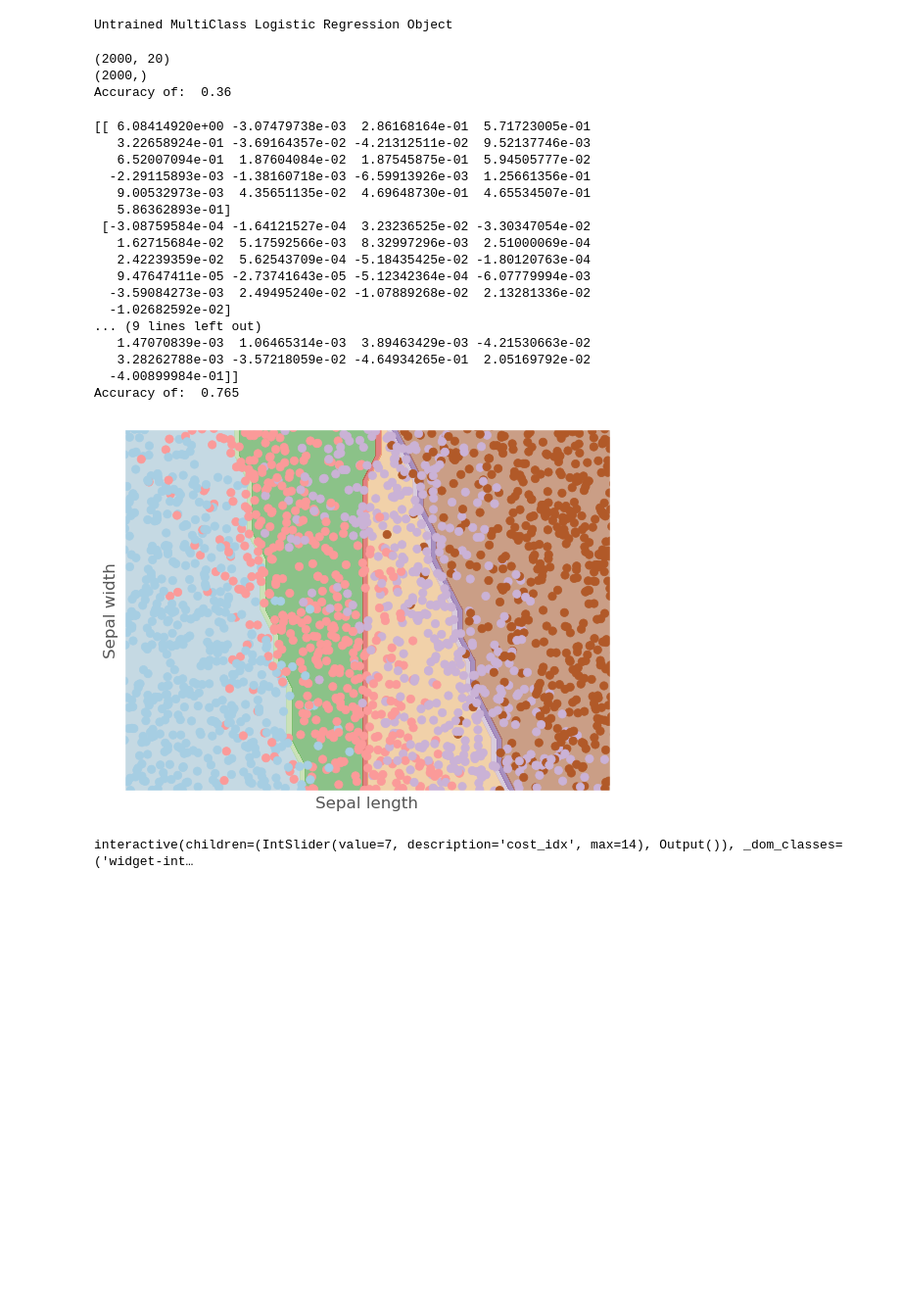
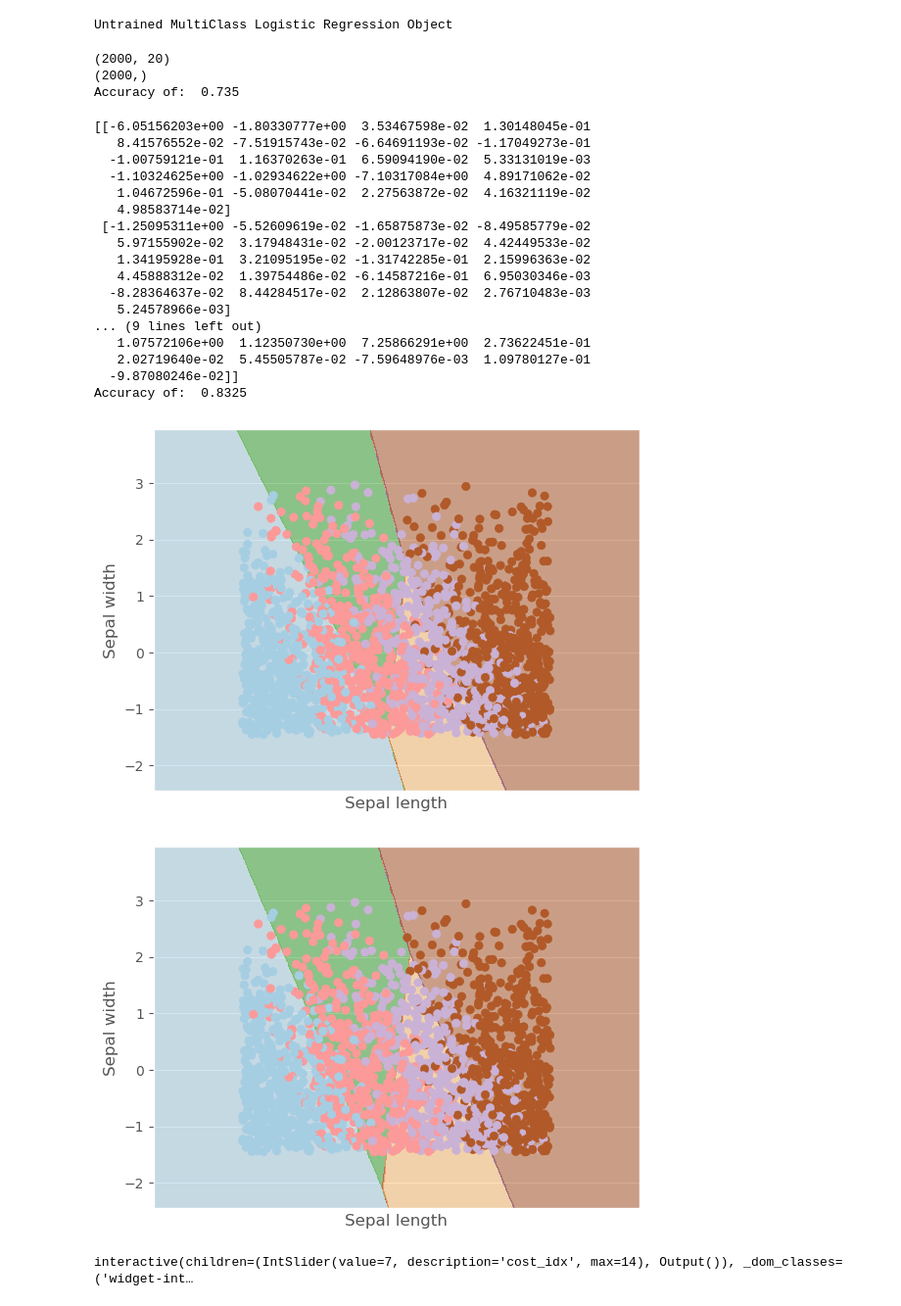
Before and after one commit to ephraim888sun/ML7324_Extending_-Logistic_Regression, a Jupyter notebook: LogisticRegressionProj3.ipynb, the cells around one changed output. Shown at 98% size. Drawn from its saved outputs; the diff is of its cells as text; code cells hidden in the pictures; blank space fills up the shorter version.

```diff
--- a/LogisticRegressionProj3.ipynb
+++ b/LogisticRegressionProj3.ipynb
@@ -46,0 +52,15 @@ df.head(5)
+# %%
+df.dropna(inplace=True)
+temp = df['price_range']
+# Calculate the mean and standard deviation of each feature
+mean = np.mean(df, axis=0)
+std = np.std(df, axis=0)
+
+# Subtract the mean and divide by the standard deviation
+df = (df - mean) / std
+df['price_range'] = temp
+
+df.info()
+# df['price_range'] = df['price_range'].replace({0: 0, 1: 0, 2: 1, 3: 1})
+
+# df['price_range'] = df['price_range'].replace({0: 0, 1: 1, 2: 1, 3: 2})
@@ -327,14 +344,13 @@ print(lr)
 Untrained MultiClass Logistic Regression Object
 # %%
 # Assuming df is your DataFrame
-# df = df[:2000]
-
 # Then you can recreate your matrices
 # matrixX = np.array([df["age"], df["working_week_per_year"], df["wage_per_hour"]])
 # colsToUse = ['ram', 'px_width', 'px_height','battery_power']
 colsToUse = np.array(column_names)
 colsToUse = colsToUse[colsToUse != 'price_range']
 X = np.array(df[colsToUse])  # No need to transpose
+# X = np.hstack([np.ones((X.shape[0], 1)), X])
 print(X.shape)
 
 #need to clean dataset for:
@@ -347,7 +363,7 @@ print(y.shape)
 # Training size of 80%, 20% test
 X_train, X_test, y_train, y_test = train_test_split(X,y, train_size = 0.8, test_size=0.2)
 
-lr = LogisticRegression(0.1,3000)
+lr = LogisticRegression(0.01,4000)
 lr.fit(X_train,y_train)
 # print(lr)
 
@@ -356,7 +372,7 @@ print('Accuracy of: ',accuracy_score(y_test,yhat))
 # %% [output]
 (2000, 20)
 (2000,)
-Accuracy of:  0.36
+Accuracy of:  0.735
 # %%
 
 from sklearn.linear_model import LogisticRegression as SKLogisticRegression
@@ -368,23 +384,23 @@ print(np.hstack((lr_sk.intercept_[:,np.newaxis],lr_sk.coef_)))
 yhat = lr_sk.predict(X_test)
 print('Accuracy of: ',accuracy_score(y_test,yhat))
 # %% [output]
-[[ 6.08414920e+00 -3.07479738e-03  2.86168164e-01  5.71723005e-01
-   3.22658924e-01 -3.69164357e-02 -4.21312511e-02  9.52137746e-03
-   6.52007094e-01  1.87604084e-02  1.87545875e-01  5.94505777e-02
-  -2.29115893e-03 -1.38160718e-03 -6.59913926e-03  1.25661356e-01
-   9.00532973e-03  4.35651135e-02  4.69648730e-01  4.65534507e-01
-   5.86362893e-01]
- [-3.08759584e-04 -1.64121527e-04  3.23236525e-02 -3.30347054e-02
-   1.62715684e-02  5.17592566e-03  8.32997296e-03  2.51000069e-04
-   2.42239359e-02  5.62543709e-04 -5.18435425e-02 -1.80120763e-04
-   9.47647411e-05 -2.73741643e-05 -5.12342364e-04 -6.07779994e-03
-  -3.59084273e-03  2.49495240e-02 -1.07889268e-02  2.13281336e-02
-  -1.02682592e-02]
+[[-6.05156203e+00 -1.80330777e+00  3.53467598e-02  1.30148045e-01
+   8.41576552e-02 -7.51915743e-02 -6.64691193e-02 -1.17049273e-01
+  -1.00759121e-01  1.16370263e-01  6.59094190e-02  5.33131019e-03
+  -1.10324625e+00 -1.02934622e+00 -7.10317084e+00  4.89171062e-02
+   1.04672596e-01 -5.08070441e-02  2.27563872e-02  4.16321119e-02
+   4.98583714e-02]
+ [-1.25095311e+00 -5.52609619e-02 -1.65875873e-02 -8.49585779e-02
+   5.97155902e-02  3.17948431e-02 -2.00123717e-02  4.42449533e-02
+   1.34195928e-01  3.21095195e-02 -1.31742285e-01  2.15996363e-02
+   4.45888312e-02  1.39754486e-02 -6.14587216e-01  6.95030346e-03
+  -8.28364637e-02  8.44284517e-02  2.12863807e-02  2.76710483e-03
+   5.24578966e-03]
 ... (9 lines left out)
-   1.47070839e-03  1.06465314e-03  3.89463429e-03 -4.21530663e-02
-   3.28262788e-03 -3.57218059e-02 -4.64934265e-01  2.05169792e-02
-  -4.00899984e-01]]
-Accuracy of:  0.765
+   1.07572106e+00  1.12350730e+00  7.25866291e+00  2.73622451e-01
+   2.02719640e-02  5.45505787e-02 -7.59648976e-03  1.09780127e-01
+  -9.87080246e-02]]
+Accuracy of:  0.8325
 # %%
 # # linear boundaries visualization from sklearn documentation
 from matplotlib import pyplot as plt
@@ -398,39 +414,49 @@ def plot_decision_boundaries(lr,Xin,y,feature1,feature2,title=''):
     Xb = Xb[:, [feature1, feature2]]  # Use specific features
     lr.fit(Xb, y)
 
-    # h=0.01
-    h=100
+    h=0.01
+    # h=100 # had to change h to a larger value due to the memory it takes to graph at such a high resolution
     # create a mesh to plot in
     x_min, x_max = Xb[:, 0].min() - 1, Xb[:, 0].max() + 1
     y_min, y_max = Xb[:, 1].min() - 1, Xb[:, 1].max() + 1
     xx, yy = np.meshgrid(np.arange(x_min, x_max, h),
                          np.arange(y_min, y_max, h))
 
     # get prediction values
     Z = lr.predict(np.c_[xx.ravel(), yy.ravel()])
 
     # Put the result into a color plot
     Z = Z.reshape(xx.shape)
     plt.contourf(xx, yy, Z, cmap=plt.cm.Paired, alpha=0.5)
 
     # Plot also the training points
     plt.scatter(Xb[:, 0], Xb[:, 1], c=y, cmap=plt.cm.Paired)
     plt.xlabel('Sepal length')
     plt.ylabel('Sepal width')
     plt.xlim(xx.min(), xx.max())
     plt.ylim(yy.min(), yy.max())
     plt.xticks(())
-    plt.yticks(())
     plt.title(title)
     plt.show()
 
+
 feature1 = list(df.columns).index('ram')
-feature2 = list(df.columns).index('battery_power')
-lr = LogisticRegression(0.1,1500) # this is still OUR LR implementation, not sklearn
+feature2 = list(df.columns).index('px_height')
+lr = LogisticRegression(0.01,6000) # this is still OUR LR implementation, not sklearn
+plot_decision_boundaries(lr,X,y,feature1,feature2)
+# for e in range(1,5):
+#     for i in range(1,10):
+#         lr = LogisticRegression(0.04*e,500*i) # this is still OUR LR implementation, not sklearn
+#         print(e,i)
+#         plot_decision_boundaries(lr,X,y,feature1,feature2)
+# lr = LogisticRegression(0.01,24000) # this is still OUR LR implementation, not sklearn
 # plot_decision_boundaries(lr,X,y,feature1,feature2)
+
+# lr = LogisticRegression(0.1,1500) # this is still OUR LR implementation, not sklearn
 plot_decision_boundaries(lr_sk,X,y,feature1,feature2)#this uses sci-kit-learns version which is a lot better than ours
 # %% [output]
-[figure, old version]
+[figure, new version]
+[figure, added]
 # %%
 class RegularizedBinaryLogisticRegression(VectorBinaryLogisticRegression):
     # extend init functions
```
Also changed, not shown: parts of 7 cells of this notebook.
